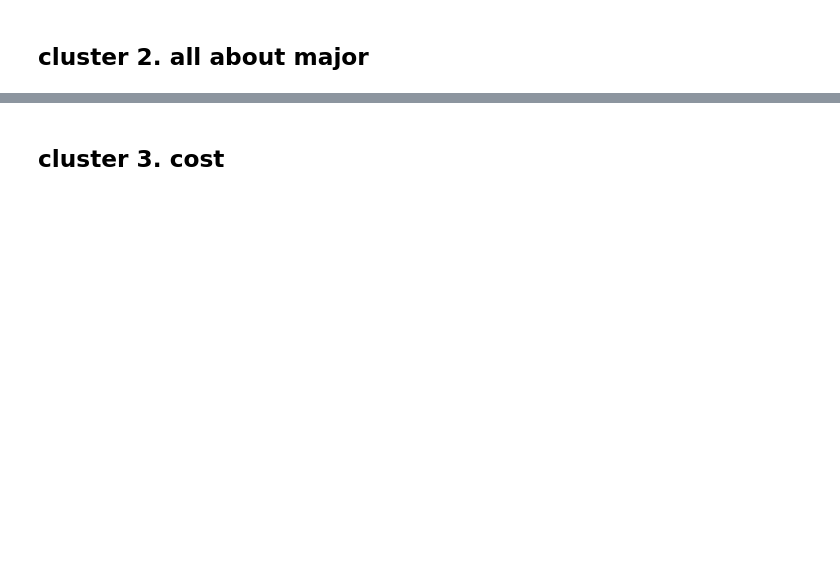
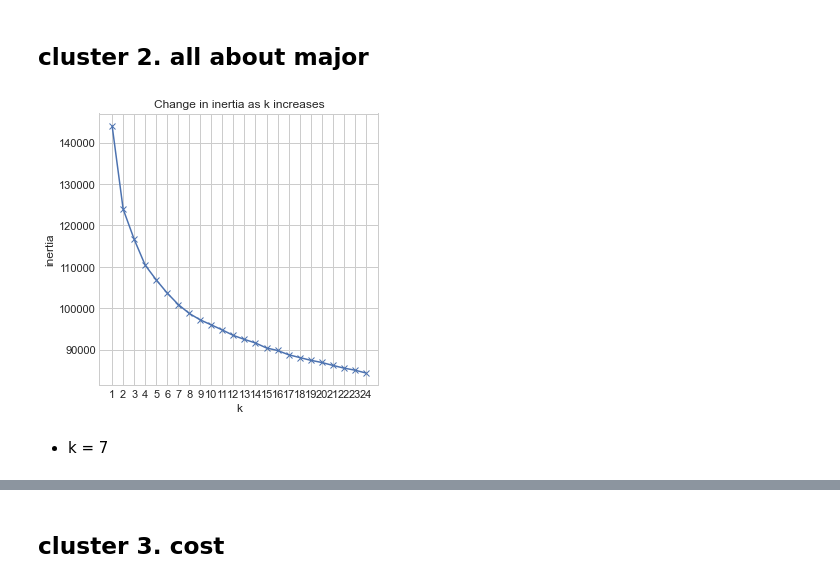
Before and after one commit to CDM-College-ROI/capstone_working_repo, a Jupyter notebook: cc_folder/cc_modeling.ipynb, the cells around one changed output, grey strips where cells are left out. Drawn from its saved outputs; the diff is of its cells as text; code cells hidden in the pictures; blank space fills up the shorter version.

```diff
--- a/cc_folder/cc_modeling.ipynb
+++ b/cc_folder/cc_modeling.ipynb
@@ -358,3 +434,38 @@ train_imputed.shape
  'deg_percent_awarded_business_management',
  'deg_percent_awarded_history',
  'non_deg_seeking',
+# %%
+x2 = x_train_imputed_scaled_with_dummy[['major_code','ACT_score_mid','avg_sat_admitted','required_score',
+                                        'deg_percent_awarded_agriculture_operations',
+                                        'deg_percent_awarded_natural_resources','deg_percent_awarded_architecture',
+                                        'deg_percent_awarded_area_ethnic_cultural_gender','deg_percent_awarded_communication_journalism',
+                                        'deg_percent_awarded_communication_tech','deg_percent_awarded_computer_science',
+                                        'deg_percent_awarded_personal_culinary_services',
+                                        'deg_percent_awarded_education','deg_percent_awarded_engineering',
+                                        'deg_percent_awarded_engineering_tech','deg_percent_awarded_foreign_language_literatures',
+                                        'deg_percent_awarded_human_science','deg_percent_awarded_legal_profession',
+                                        'deg_percent_awarded_english_lang','deg_percent_awarded_general_studies',
+                                        'deg_percent_awarded_library_sciences','deg_percent_awarded_bio_sciences',
+                                        'deg_percent_awarded_mathematics','deg_percent_awarded_military_tech',
+                                        'deg_percent_awarded_intedisciplinary_studies','deg_percent_awarded_leisure_fitness',
+                                        'deg_percent_awarded_philosophy','deg_percent_awarded_theology',
+                                        'deg_percent_awarded_physical_sciences','deg_percent_awarded_science_tech',
+                                        'deg_percent_awarded_psychology','deg_percent_awarded_homeland_security',
+                                        'deg_percent_awarded_public_admin','deg_percent_awarded_social_sciences',
+                                        'deg_percent_awarded_construction_trades','deg_percent_awarded_mechanic_repair',
+                                        'deg_percent_awarded_precision_production','deg_percent_awarded_transportation_materials',
+                                        'deg_percent_awarded_visual_and_performing_arts','deg_percent_awarded_health',
+                                        'deg_percent_awarded_business_management','deg_percent_awarded_history',
+                                        'non_deg_seeking']]
+# %%
+with plt.style.context('seaborn-whitegrid'):
+    plt.figure(figsize=(5, 5))
+    pd.Series({k: KMeans(k).fit(x2).inertia_ for k in range(1, 25)}).plot(marker='x')
+    plt.xticks(range(1, 25))
+    plt.xlabel('k')
+    plt.ylabel('inertia')
+    plt.title('Change in inertia as k increases')
+# %% [output]
+[figure, added]
+# %% [markdown]
+* k = 7
```
Also changed, not shown: parts of 52 cells of this notebook.
